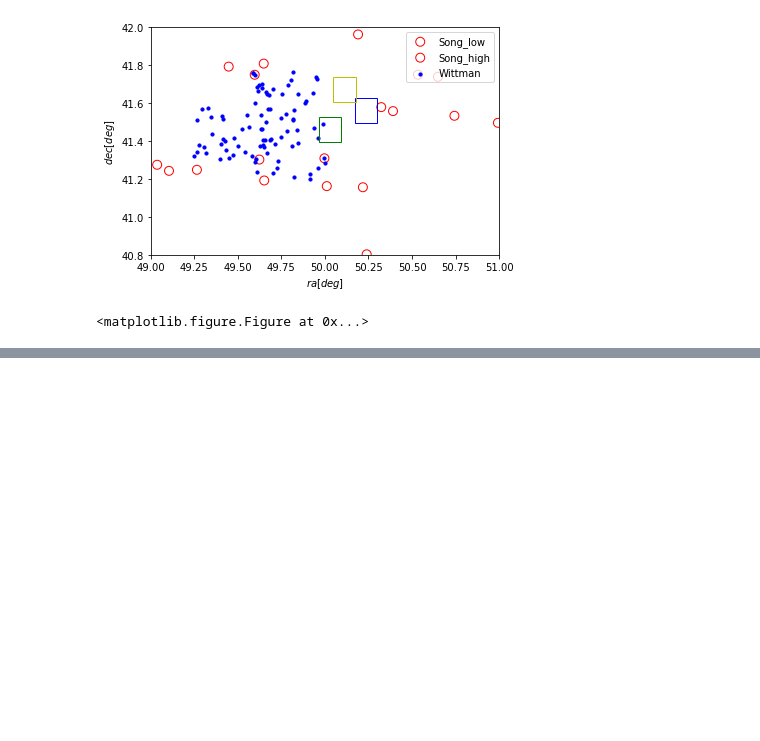
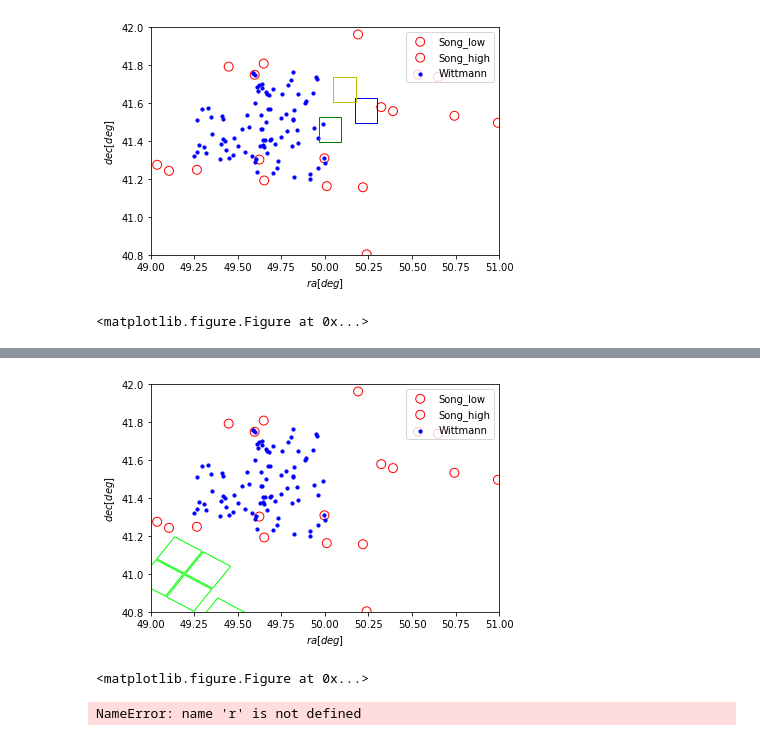
Before and after one commit to tlmakinen/ultra-diffuse-galaxies, a Jupyter notebook: perseus_plot.ipynb, the cells around one changed output, grey strips where cells are left out. Saved outputs shown, nothing was run; the diff lists cells and outputs as text; code cells hidden in the pictures; blank space fills up the shorter version.

```diff
--- a/perseus_plot.ipynb
+++ b/perseus_plot.ipynb
@@ -167,0 +103,48 @@ SyntaxError: invalid syntax (<ipython-input-58-c72784995e02>, line 9)
+# %%
+def plot_panel(fname):
+    r1 = pyregion.open(fname) # returns shapelist object
+    patch_list , artist_list = r.get_mpl_patches_texts()
+    return patch_list,artist_list
+
+plist,artlist = plot_panel("regfiles/17274.reg")
+# %%
+import scipy, pylab
+ax1 = pylab.subplot(111)
+
+ax1.scatter(songlow['ra'], songlow['dec'], s=80, facecolors='none', edgecolors='r', label='Song_low')
+ax1.scatter(songhigh['ra'], songhigh['dec'], s=80, facecolors='none', edgecolors='r', label='Song_high')
+ax1.scatter(wittmann['ra'], wittmann['dec'], s=10, c = 'b', marker = "o", label = 'Wittmann')
+
+
+plt.legend(loc='upper right');
+
+
+pylab.ylim([40.8, 42.0])
+
+pylab.xlim([49.0, 51.0])
+plt.xlabel('$ra [deg]$')
+plt.ylabel('$dec [deg]$')
+plt.tight_layout()
+
+import matplotlib.patches as patches
+
+fig1 = plt.figure()
+
+for p in plist:
+    ax1.add_patch(p)
+for t in artlist:
+    ax1.add_artist(t)
+
+
+
+
+
+
+plt.show()
+# %% [output]
+[figure, added]
+<matplotlib.figure.Figure at 0x...>
+# %%
+print(r[0].coord_list)
+# %% [output]
+NameError: name 'r' is not defined
```
Also changed, not shown: parts of 6 cells of this notebook.
